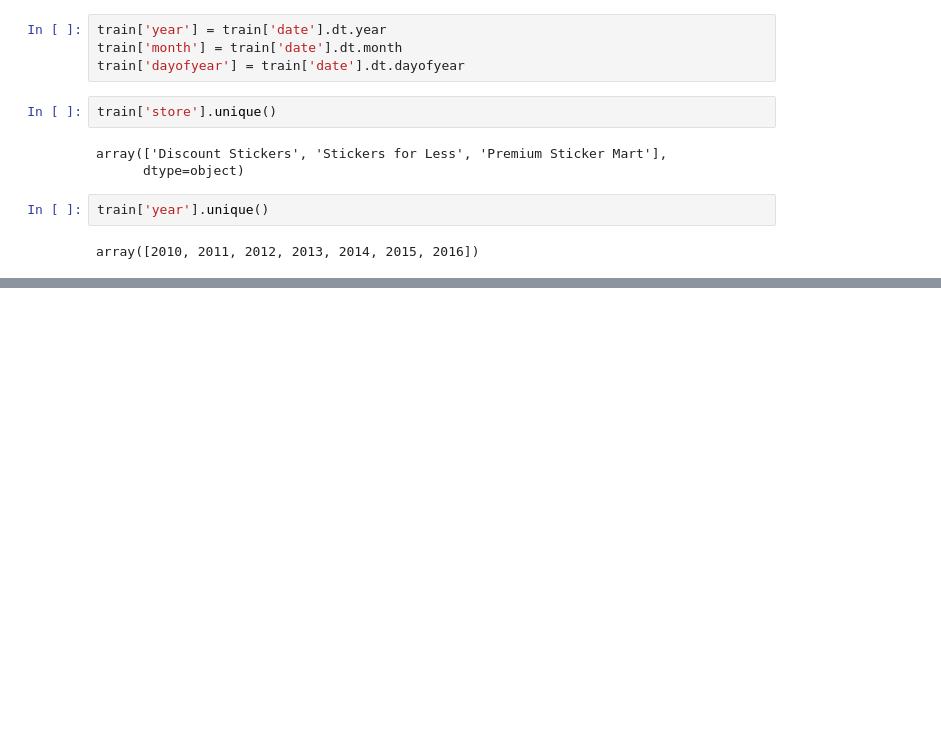
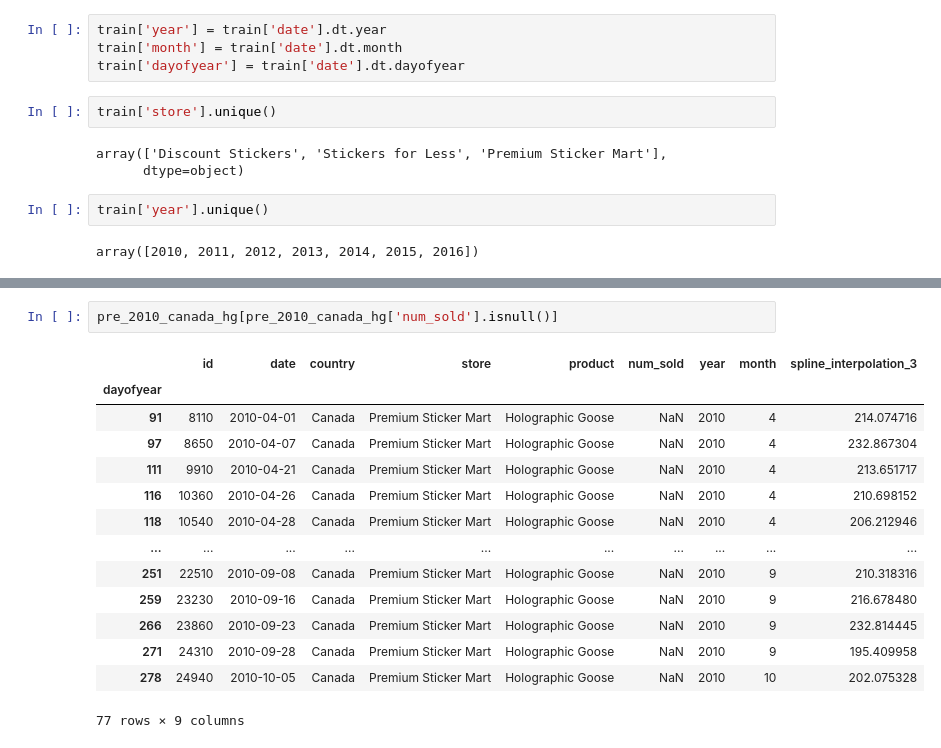
Before and after one commit to ricrichardthomas1/kaggle_sticker, a Jupyter notebook: sticker.ipynb, the cells around one changed output, grey strips where cells are left out. Saved outputs shown, nothing was run; the diff lists cells and outputs as text; blank space fills up the shorter version.

```diff
--- a/sticker.ipynb
+++ b/sticker.ipynb
@@ -170,0 +197,17 @@ sns.barplot(pd.concat([train, pd.Series(train['num_sold'].isna(), name='sales_na
+# %%
+pre_2010_canada_hg[pre_2010_canada_hg['num_sold'].isnull()]
+# %% [output]
+|  | id | date | country | store | product | num_sold | year | month | spline_interpolation_3 |
+| dayofyear |  |  |  |  |  |  |  |  |  |
+| 91 | 8110 | 2010-04-01 | Canada | Premium Sticker Mart | Holographic Goose | NaN | 2010 | 4 | 214.074716 |
+| 97 | 8650 | 2010-04-07 | Canada | Premium Sticker Mart | Holographic Goose | NaN | 2010 | 4 | 232.867304 |
+| 111 | 9910 | 2010-04-21 | Canada | Premium Sticker Mart | Holographic Goose | NaN | 2010 | 4 | 213.651717 |
+| 116 | 10360 | 2010-04-26 | Canada | Premium Sticker Mart | Holographic Goose | NaN | 2010 | 4 | 210.698152 |
+| 118 | 10540 | 2010-04-28 | Canada | Premium Sticker Mart | Holographic Goose | NaN | 2010 | 4 | 206.212946 |
+| ... | ... | ... | ... | ... | ... | ... | ... | ... | ... |
+| 251 | 22510 | 2010-09-08 | Canada | Premium Sticker Mart | Holographic Goose | NaN | 2010 | 9 | 210.318316 |
+| 259 | 23230 | 2010-09-16 | Canada | Premium Sticker Mart | Holographic Goose | NaN | 2010 | 9 | 216.678480 |
+| 266 | 23860 | 2010-09-23 | Canada | Premium Sticker Mart | Holographic Goose | NaN | 2010 | 9 | 232.814445 |
+| 271 | 24310 | 2010-09-28 | Canada | Premium Sticker Mart | Holographic Goose | NaN | 2010 | 9 | 195.409958 |
+| 278 | 24940 | 2010-10-05 | Canada | Premium Sticker Mart | Holographic Goose | NaN | 2010 | 10 | 202.075328 |
+77 rows × 9 columns
```
Also changed, not shown: parts of 7 cells of this notebook.
